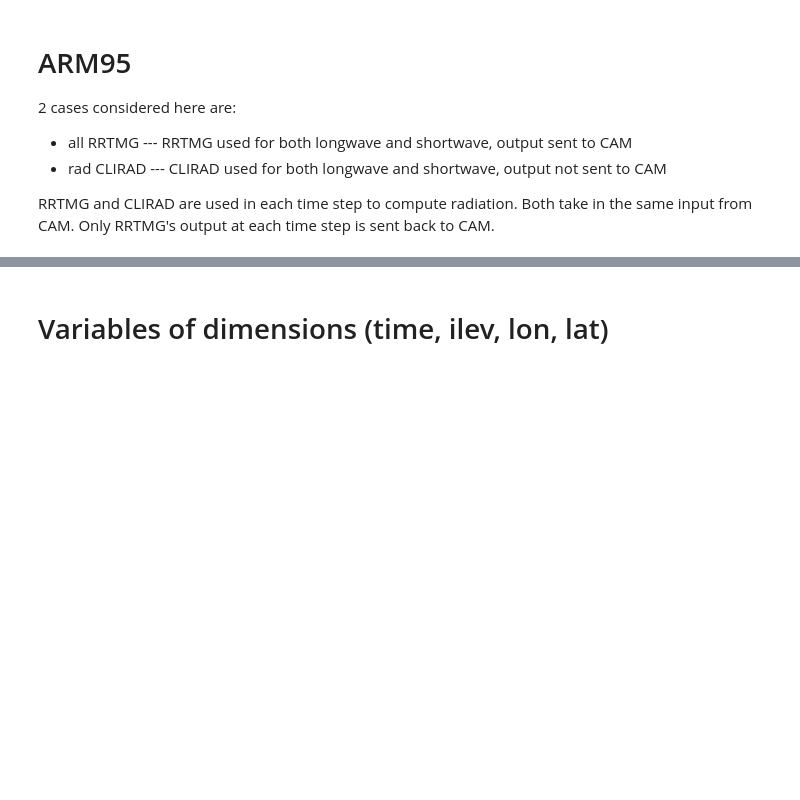
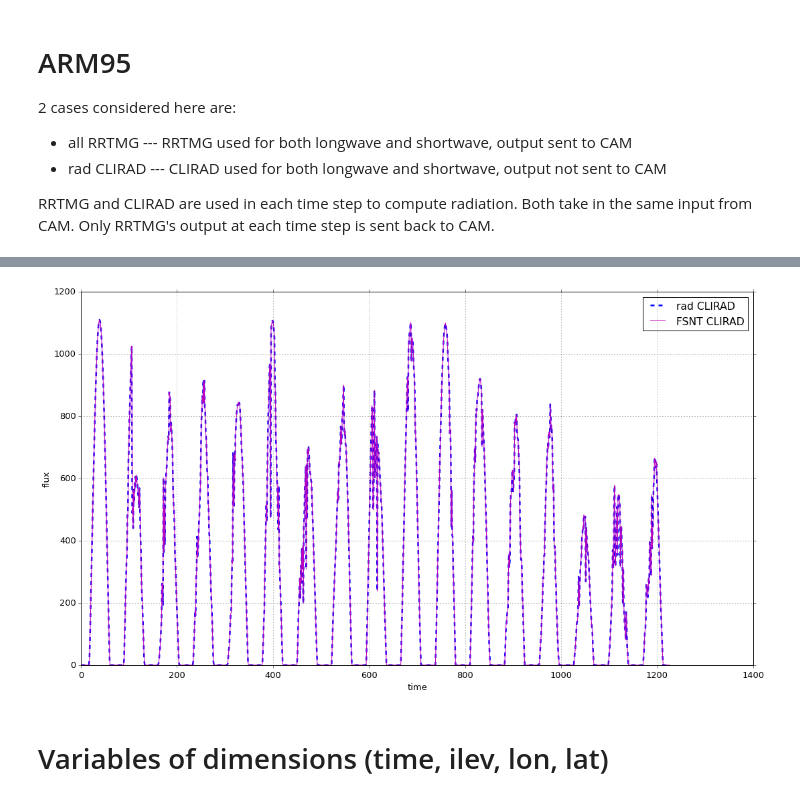
Before and after one commit to qAp/SCAM_radiation_notebooks, a Jupyter notebook: arm95_LWrrtmgclirad_SWrrtmgclirad.ipynb, the cells around one changed output, grey strips where cells are left out. Saved outputs shown, nothing was run; the diff lists cells and outputs as text; code cells hidden in the pictures; blank space fills up the shorter version.

Commit message:
LW rrtmgclirad, SW rrtmgclirad for ARM95, MPACE, TWPICE

```diff
--- a/arm95_LWrrtmgclirad_SWrrtmgclirad.ipynb
+++ b/arm95_LWrrtmgclirad_SWrrtmgclirad.ipynb
@@ -45,0 +103,85 @@ RRTMG and CLIRAD are used in each time step to compute radiation.  Both take in
+# %%
+
+
+def glance_FDS():
+    print('Shortwave fluxes at top of model'.upper())
+    with xray.open_dataset('../examples/ARM95/cam5_noavg_LW_rrtmgclirad_SW_rrtmgclirad/camrun.cam.h0.0095-07-18-19800.nc',
+                          decode_times = False) as ds0:
+        ds = ds0.copy(deep = True)
+
+    which_slice = dict(lon = 0, lat = 0, ilev = 0)
+
+    # RRTMG
+    FDS_rrtmg = 1e3 * ds['FDS'][which_slice].to_pandas()
+    FUS_rrtmg = 1e3 * ds['FUS'][which_slice].to_pandas()
+    FS_rrtmg = pd.concat([FDS_rrtmg, FUS_rrtmg], axis = 1, keys = ['FDS', 'FUS'])
+    FS_rrtmg.loc[:, 'net FS'] = FS_rrtmg.loc[:, 'FDS'] - FS_rrtmg.loc[:, 'FUS']
+
+    FSNT_rrtmg = ds['FSNT'][dict(lon = 0, lat = 0)].to_pandas()
+
+    # CLIRAD
+    FDS_clirad = 1e3 * ds['FDS_clirad'][which_slice].to_pandas()
+    FUS_clirad = 1e3 * ds['FUS_clirad'][which_slice].to_pandas()
+    FS_clirad = pd.concat([FDS_clirad, FUS_clirad], axis = 1, keys = ['FDS', 'FUS'])
+    FS_clirad.loc[:, 'net FS'] = FS_clirad.loc[:, 'FDS'] - FS_clirad.loc[:, 'FUS']
+
+    FSNT_clirad = ds['FSNT_clirad'][dict(lon = 0, lat = 0)].to_pandas()
+
+    #BOTH
+    FS_top = pd.concat([FS_rrtmg, FS_clirad], axis = 1, keys = ['all RRTMG', 'rad CLIRAD'])
+    FSNT = pd.concat([FSNT_rrtmg, FSNT_clirad], axis = 1, keys = ['all RRTMG', 'rad CLIRAD'])
+
+    print()
+    print('==================================')
+    print('FSNT')
+    print('==================================')
+    print(FSNT.head())
+
+    print()
+    print('==================================')
+    print('FS_top (from FUS and FDS)')
+    print('==================================')
+    print(FS_top.iloc[ : 20, :])
+
+    print()
+    print('==================================')
+    print('plot net flux at TOA')
+    print('==================================')
+    fig, axes = plt.subplots(figsize = (18, 10), dpi = 300,
+                            nrows = 1, ncols = 1)
+#    axes.plot(FS_top[('all RRTMG', 'net FS')],
+#              linestyle = '--', color = 'g', label = 'all RRTMG', linewidth = 1.5)
+
+#    axes.plot(FSNT['all RRTMG'], marker = '*', linestyle = 'None', color = 'g', label = 'FSNT RRTMG')
+
+    axes.plot(FS_top[('rad CLIRAD', 'net FS')],
+              linestyle = '--', color = 'b', label = 'rad CLIRAD', linewidth = 2.5)
+
+    axes.plot(FSNT['rad CLIRAD'], marker = 'None', linestyle = '-', color = 'm', label = 'FSNT CLIRAD')
+
+    axes.set_xlabel('time')
+    axes.xaxis.grid(b = True, which = 'major')
+
+    axes.set_ylabel('flux')
+    axes.yaxis.grid(b = True, which = 'major')
+
+    axes.legend()
+
+
+
+#    diff_colour = (0.929, 0.329, 0.972)
+#    ax2 = axes.twinx()
+#    ax2.plot(FS_top[('rad CLIRAD', 'net FS')] - FS_top[('all RRTMG', 'net FS')],
+#              linestyle = '-', color = diff_colour, linewidth = 1.5,
+#             label = 'rad CLIRAD - all RRTMG')
+
+#    [ticklabel.set_color(diff_colour) for ticklabel in ax2.yaxis.get_ticklabels()]
+
+#    ax2.legend()
+
+
+
+
+
+glance_FDS()
+# %% [output]
@@ -46 +205,2 @@ RRTMG and CLIRAD are used in each time step to compute radiation.  Both take in
+[figure, added]
 # %%
```
Also changed, not shown: parts of 7 cells of this notebook, 2 other files.
